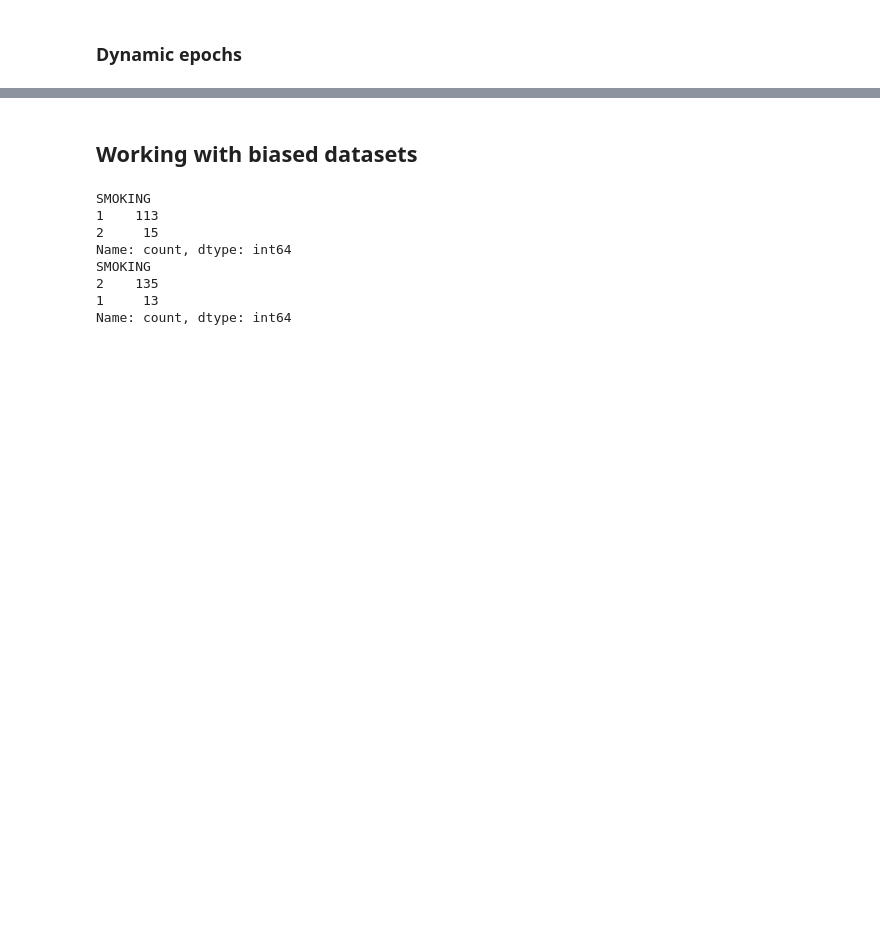
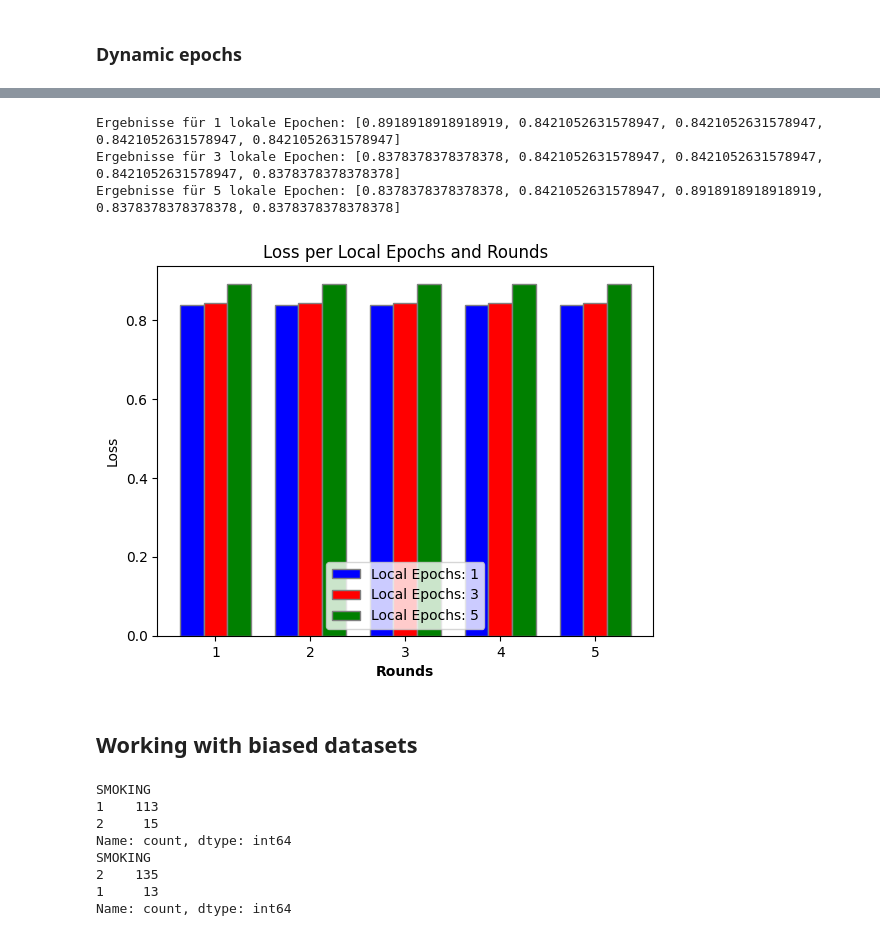
Before and after one commit to mdielacher/FHSTP_FML, a Jupyter notebook: assignment1_new.ipynb, the cells around one changed output, grey strips where cells are left out. Saved outputs shown, nothing was run; the diff lists cells and outputs as text; code cells hidden in the pictures; blank space fills up the shorter version.

```diff
--- a/assignment1_new.ipynb
+++ b/assignment1_new.ipynb
@@ -801,3 +815,53 @@ for local_epochs, result in results:
+# %%
+local_epochs_values = [1, 3, 5]
+values_per_epoch = 5
+epochs_per_run = 5
+
+# Teile die result_conv Liste in drei Teile auf, basierend auf der Anzahl der lokalen Epochen
+split_results = [result_conv[i:i + values_per_epoch] for i in range(0, len(result_conv), epochs_per_run)]
+
+# Kombiniere die lokalen Epochs mit den entsprechenden Verlustwerten
+final_results = list(zip(local_epochs_values, split_results))
+
+# Ausgabe der finalen Ergebnisse
+for local_epochs, loss_values in final_results:
+    print(f"Ergebnisse für {local_epochs} lokale Epochen: {loss_values}")
+# %% [output]
+Ergebnisse für 1 lokale Epochen: [0.8918918918918919, 0.8421052631578947, 0.8421052631578947, 0.8421052631578947, 0.8421052631578947]
+Ergebnisse für 3 lokale Epochen: [0.8378378378378378, 0.8421052631578947, 0.8421052631578947, 0.8421052631578947, 0.8378378378378378]
+Ergebnisse für 5 lokale Epochen: [0.8378378378378378, 0.8421052631578947, 0.8918918918918919, 0.8378378378378378, 0.8378378378378378]
+# %%
+import matplotlib.pyplot as plt
+import numpy as np
+
+# Daten
+epochs = [1, 3, 5]
+rounds = list(range(1, 6))
+
+# Breite der Balken
+barWidth = 0.25
+
+# Setze die Position der Balken auf der x-Achse
+r1 = np.arange(len(rounds))
+r2 = [x + barWidth for x in r1]
+r3 = [x + barWidth for x in r2]
+
+# Erstelle die Balken
+plt.bar(r1, loss_values[0], color='blue', width=barWidth, edgecolor='grey', label=f'Local Epochs: {epochs[0]}')
+plt.bar(r2, loss_values[1], color='red', width=barWidth, edgecolor='grey', label=f'Local Epochs: {epochs[1]}')
+plt.bar(r3, loss_values[2], color='green', width=barWidth, edgecolor='grey', label=f'Local Epochs: {epochs[2]}')
+
+# Füge Beschriftungen hinzu
+plt.xlabel('Rounds', fontweight='bold')
+plt.ylabel('Loss')
+plt.xticks([r + barWidth for r in range(len(rounds))], rounds)
+
+# Erstelle Legende & zeige Diagramm
+plt.legend()
+plt.title('Loss per Local Epochs and Rounds')
+plt.show()
+# %% [output]
+[figure, added]
 # %% [markdown]
 ## Working with biased datasets
 # %%
```
Also changed, not shown: parts of 14 cells of this notebook.
